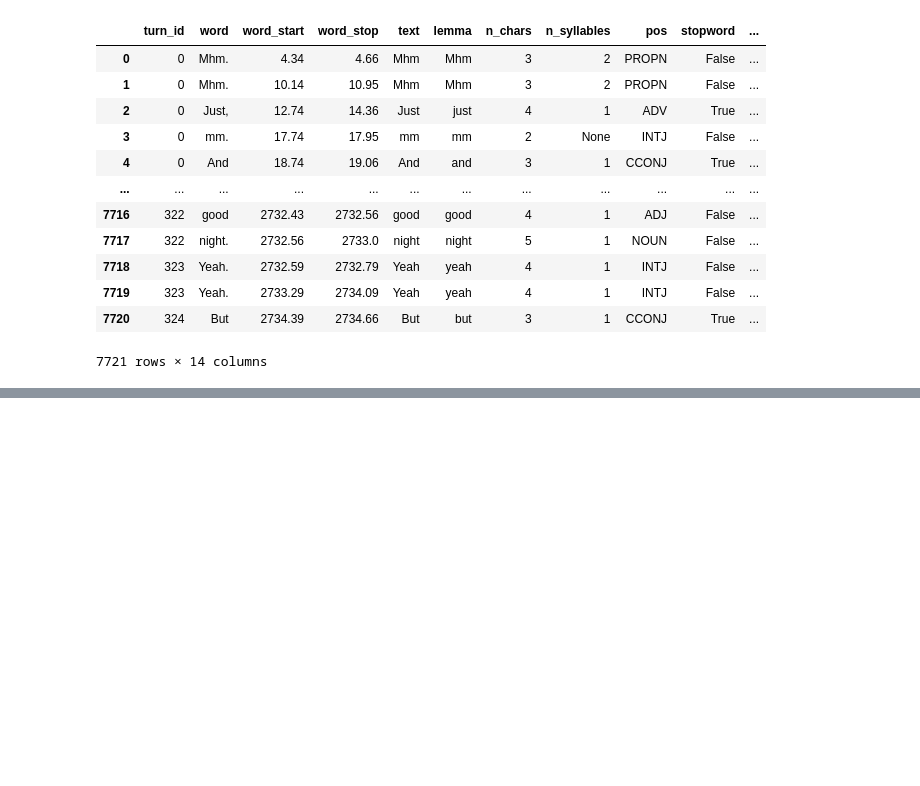
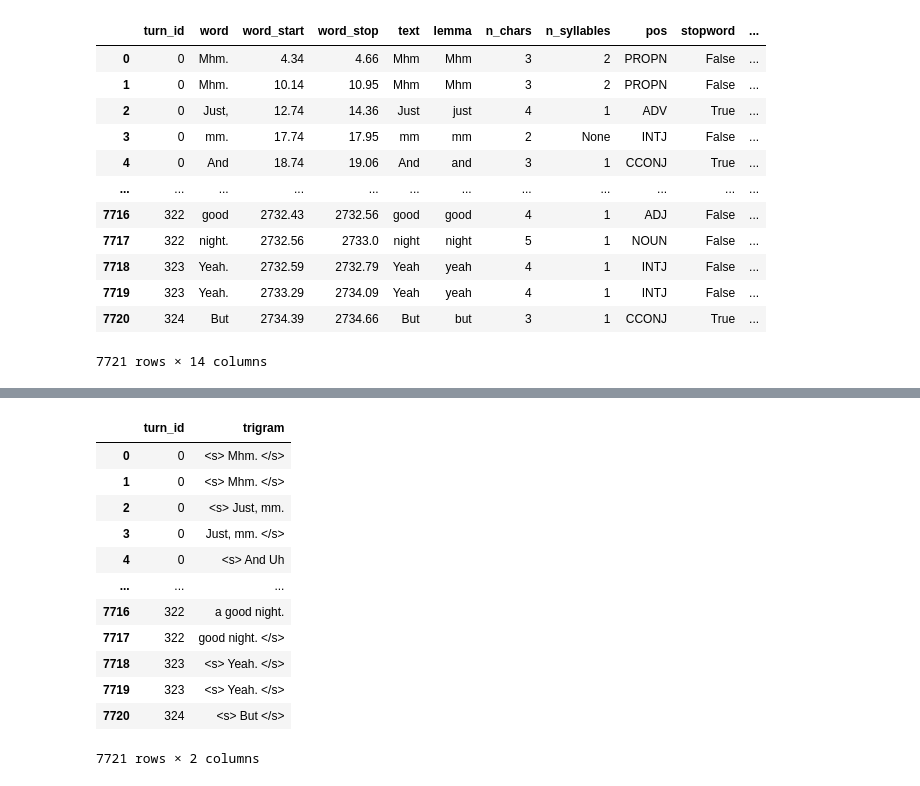
Before and after one commit to kinanmartin/context_and_reduction, a Jupyter notebook: notebooks/candor_control_predictors.ipynb, the cells around one changed output, grey strips where cells are left out. Saved outputs shown, nothing was run; the diff lists cells and outputs as text; code cells hidden in the pictures; blank space fills up the shorter version.

```diff
--- a/notebooks/candor_control_predictors.ipynb
+++ b/notebooks/candor_control_predictors.ipynb
@@ -292,0 +394,16 @@ full_df
+# %%
+text_trigram
+# %% [output]
+|  | turn_id | trigram |
+| 0 | 0 | <s> Mhm. </s> |
+| 1 | 0 | <s> Mhm. </s> |
+| 2 | 0 | <s> Just, mm. |
+| 3 | 0 | Just, mm. </s> |
+| 4 | 0 | <s> And Uh |
+| ... | ... | ... |
+| 7716 | 322 | a good night. |
+| 7717 | 322 | good night. </s> |
+| 7718 | 323 | <s> Yeah. </s> |
+| 7719 | 323 | <s> Yeah. </s> |
+| 7720 | 324 | <s> But </s> |
+7721 rows × 2 columns
```
Also changed, not shown: parts of 6 cells of this notebook, 3 other files.
